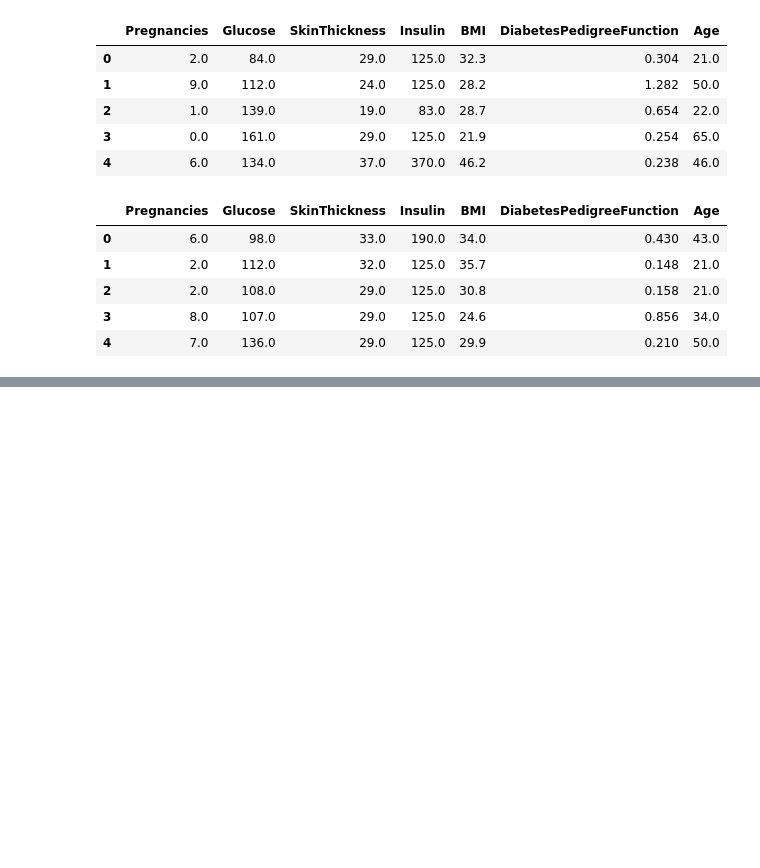
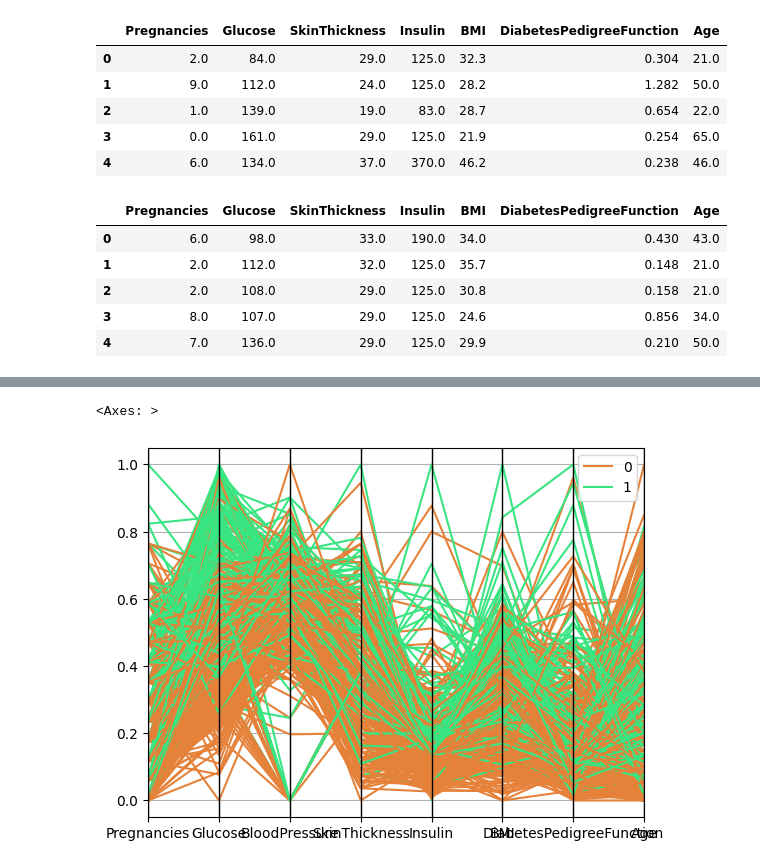
Before and after one commit to bartowen/desicion_tree_algo, a Jupyter notebook: src/explore.ipynb, the cells around one changed output, grey strips where cells are left out. Saved outputs shown, nothing was run; the diff lists cells and outputs as text; code cells hidden in the pictures; blank space fills up the shorter version.

```diff
--- a/src/explore.ipynb
+++ b/src/explore.ipynb
@@ -695,0 +720,18 @@ X_test_sel.to_csv("../data/processed/clean_test.csv", index = False)
+# %%
+# vmoas a revisar este gráfico escalandolo
+
+from sklearn.preprocessing import MinMaxScaler
+
+scaler = MinMaxScaler()
+scaler.fit(X_train)
+X_train_esc = scaler.transform(X_train)
+
+X_train_esc = pd.DataFrame(X_train_esc, columns = X_train.columns, index = X_train.index)
+
+total_data = X_train_esc
+total_data['Outcome'] = y_train
+
+pd.plotting.parallel_coordinates(total_data, "Outcome", color = ("#E58139", "#39E581", "#8139E5"))
+# %% [output]
+<Axes: >
+[figure, added]
```
Also changed, not shown: parts of 4 cells of this notebook.
